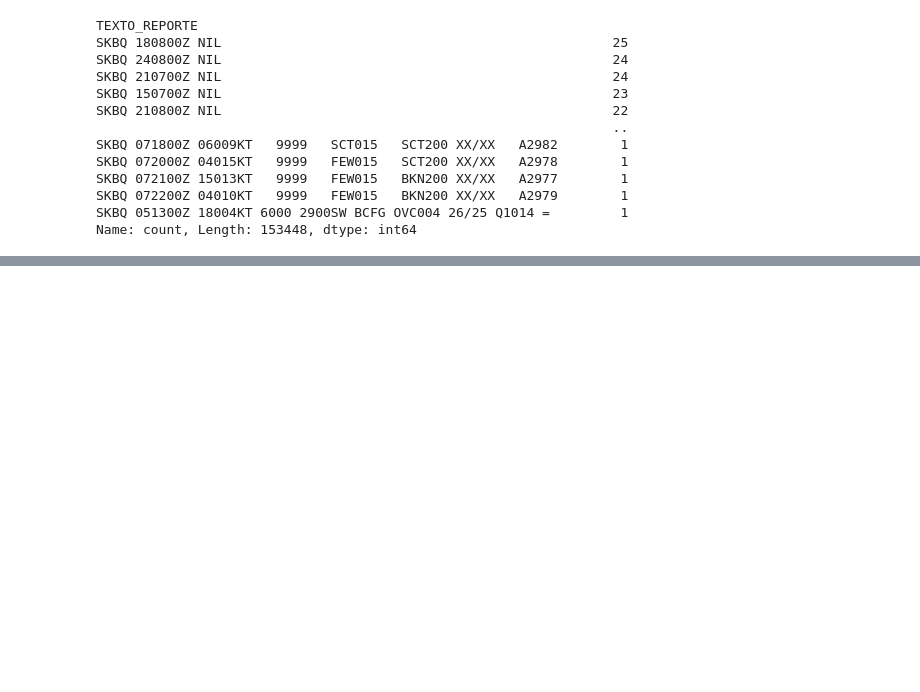
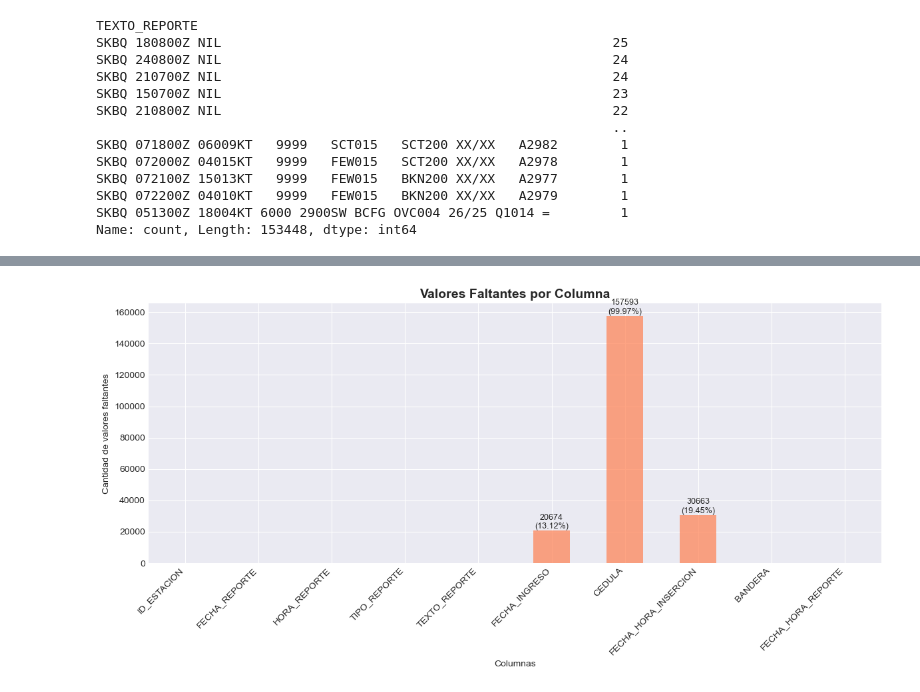
Before and after one commit to OmarLAlbarracinM/Prediccion-Cizalladura-SKBQ, a Jupyter notebook: docs/notebooks/01_exploracion.ipynb, the cells around one changed output, grey strips where cells are left out. Saved outputs shown, nothing was run; the diff lists cells and outputs as text; code cells hidden in the pictures; blank space fills up the shorter version.

Commit message:
se ajusto la exploracion y la preparacion de los datos

```diff
--- a/docs/notebooks/01_exploracion.ipynb
+++ b/docs/notebooks/01_exploracion.ipynb
@@ -3,5 +15,15 @@
 # %%
-import pandas as pd
-import numpy as np
-import matplotlib.pyplot as plt
-import seaborn as sns
+# Importación de librerías necesarias para el análisis y exploración
+import pandas as pd  # Para manipulación de datos
+import numpy as np   # Para operaciones numéricas
+import matplotlib.pyplot as plt  # Para visualizaciones
+import seaborn as sns  # Para visualizaciones estadísticas avanzadas
+import re  # Para expresiones regulares (parsing de texto METAR)
+
+# Configuración de visualización
+plt.style.use('seaborn-v0_8-darkgrid')
+sns.set_palette("husl")
+pd.set_option('display.max_columns', None)
+pd.set_option('display.max_rows', 100)
+
+print("Librerías importadas correctamente")
@@ -153,0 +250,49 @@ Name: count, Length: 153448, dtype: int64
+# %%
+# Análisis de valores faltantes en las columnas críticas para el análisis
+# Nos enfocamos en FECHA_REPORTE, HORA_REPORTE y TEXTO_REPORTE que son esenciales
+
+columnas_criticas = ["FECHA_REPORTE", "HORA_REPORTE", "TEXTO_REPORTE"]
+missing_data = df_raw[columnas_criticas].isna().sum()
+missing_percent = (missing_data / len(df_raw)) * 100
+
+missing_df = pd.DataFrame({
+    'Valores faltantes': missing_data,
+    'Porcentaje': missing_percent
+})
+
+print("=" * 60)
+print("ANÁLISIS DE VALORES FALTANTES")
+print("=" * 60)
+print("\nValores faltantes en columnas críticas:")
+print(missing_df.to_string())
+
+# Análisis de valores faltantes en todas las columnas
+print("\nValores faltantes en todas las columnas:")
+null_counts_all = df_raw.isnull().sum()
+null_percent_all = (null_counts_all / len(df_raw)) * 100
+missing_all_df = pd.DataFrame({
+    'Valores faltantes': null_counts_all,
+    'Porcentaje': null_percent_all
+})
+print(missing_all_df.to_string())
+
+# Visualización de valores faltantes
+if missing_data.sum() > 0 or null_counts_all.sum() > 0:
+    fig, ax = plt.subplots(figsize=(12, 6))
+    bars = null_counts_all.plot(kind='bar', ax=ax, color='coral', alpha=0.7)
+    ax.set_title('Valores Faltantes por Columna', fontsize=14, fontweight='bold')
+    ax.set_ylabel('Cantidad de valores faltantes')
+    ax.set_xlabel('Columnas')
+    ax.set_xticklabels(ax.get_xticklabels(), rotation=45, ha='right')
+
+    # Agregar etiquetas de valores
+    for i, (idx, val) in enumerate(null_counts_all.items()):
+        if val > 0:
+            ax.text(i, val, f'{val}\n({null_percent_all[idx]:.2f}%)',
+                   ha='center', va='bottom', fontsize=9)
+
+    plt.tight_layout()
+    plt.show()
+else:
+    print("\n No se encontraron valores faltantes en las columnas críticas")
+# %% [output]
@@ -153,0 +316 @@ Name: count, Length: 153448, dtype: int64
+[figure, added]
```
Also changed, not shown: parts of 29 cells of this notebook, 1 other file.
